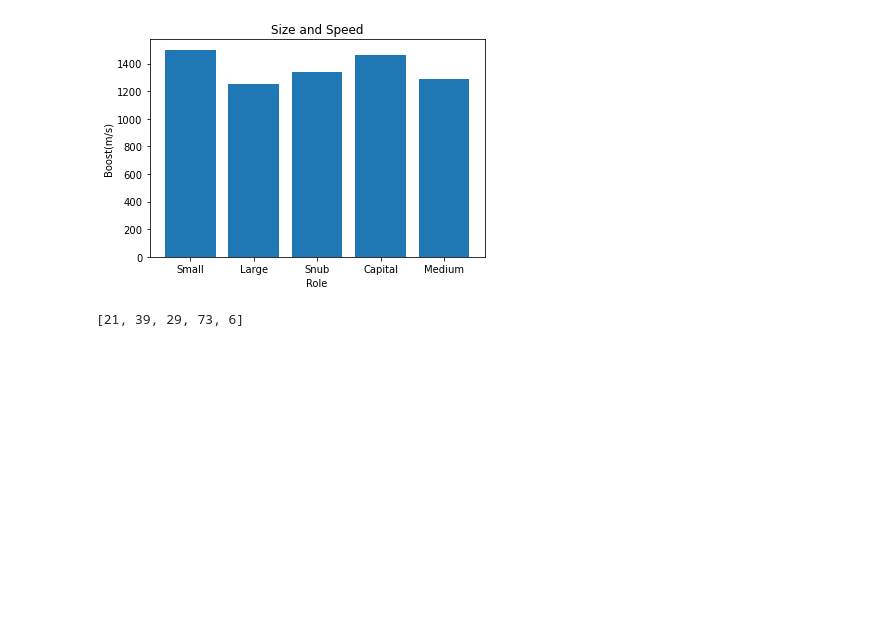
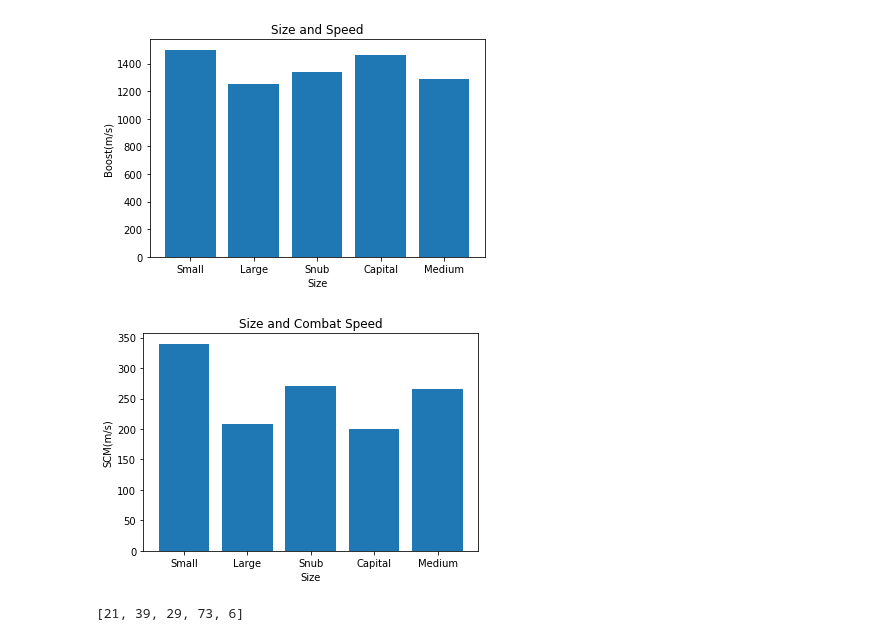
Before and after one commit to DINHC/starcitizen, a Jupyter notebook: stargraph.ipynb, the cells around one changed output. Cells and saved outputs as stored; diff of their text form; code cells hidden in the pictures; blank space fills up the shorter version.

Commit message:
Made graph on size and combat speed

```diff
--- a/stargraph.ipynb
+++ b/stargraph.ipynb
@@ -91,6 +91,18 @@ plt.show()
 #Messy
 # %% [output]
 [figure]
+# %%
+x = starset1['Size']
+y = starset1['SCM(m/s)']
+plt.bar(x, y)
+plt.xlabel('Size')
+plt.ylabel('SCM(m/s)')
+
+plt.title("Size and Combat Speed")
+
+plt.show()
+# %% [output]
+[figure, added]
 # %%
 starpie = (starset1.groupby(['Size'])['Crew max'].count()).tolist()
 
```
Also changed, not shown: parts of 1 cell of this notebook.
